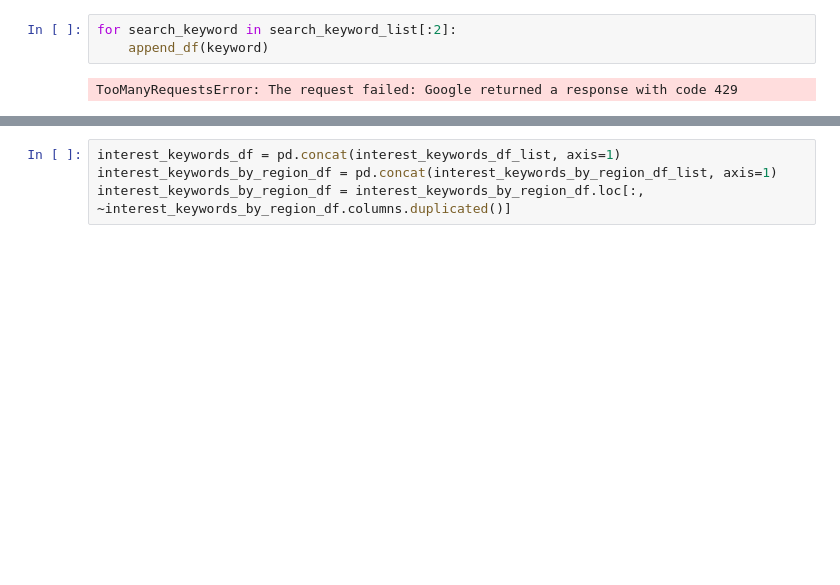
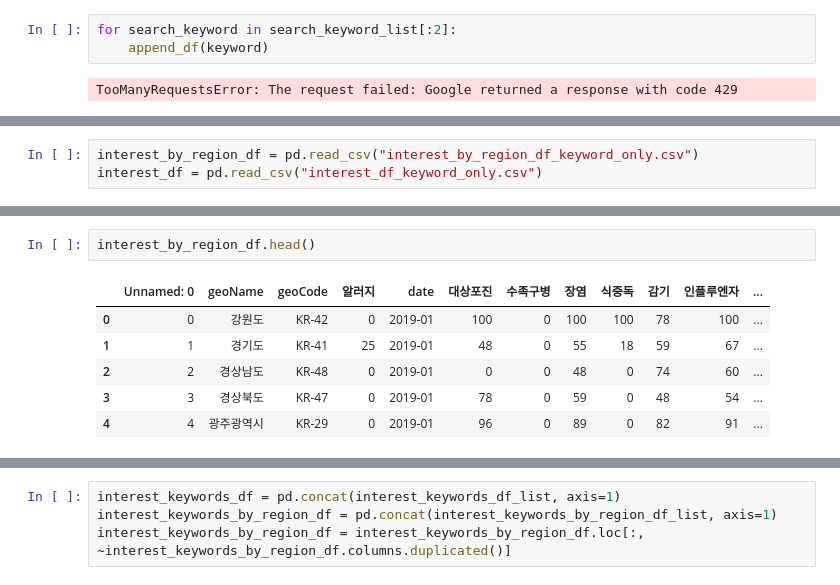
Before and after one commit to addinedu-ros-8th/eda-repo-4, a Jupyter notebook: google-trends.ipynb, the cells around one changed output, grey strips where cells are left out. Cells and saved outputs as stored; diff of their text form; blank space fills up the shorter version.

```diff
--- a/google-trends.ipynb
+++ b/google-trends.ipynb
@@ -885,0 +886,3 @@ for search_keyword in search_keyword_list[4:]:
+# %%
+interest_by_region_df = pd.read_csv("interest_by_region_df_keyword_only.csv")
+interest_df = pd.read_csv("interest_df_keyword_only.csv")
@@ -885,0 +898,9 @@ for search_keyword in search_keyword_list[4:]:
+# %%
+interest_by_region_df.head()
+# %% [output]
+|  | Unnamed: 0 | geoName | geoCode | 알러지 | date | 대상포진 | 수족구병 | 장염 | 식중독 | 감기 | 인플루엔자 | ... |
+| 0 | 0 | 강원도 | KR-42 | 0 | 2019-01 | 100 | 0 | 100 | 100 | 78 | 100 | ... |
+| 1 | 1 | 경기도 | KR-41 | 25 | 2019-01 | 48 | 0 | 55 | 18 | 59 | 67 | ... |
+| 2 | 2 | 경상남도 | KR-48 | 0 | 2019-01 | 0 | 0 | 48 | 0 | 74 | 60 | ... |
+| 3 | 3 | 경상북도 | KR-47 | 0 | 2019-01 | 78 | 0 | 59 | 0 | 48 | 54 | ... |
+| 4 | 4 | 광주광역시 | KR-29 | 0 | 2019-01 | 96 | 0 | 89 | 0 | 82 | 91 | ... |
```
Also changed, not shown: parts of 19 cells of this notebook.
